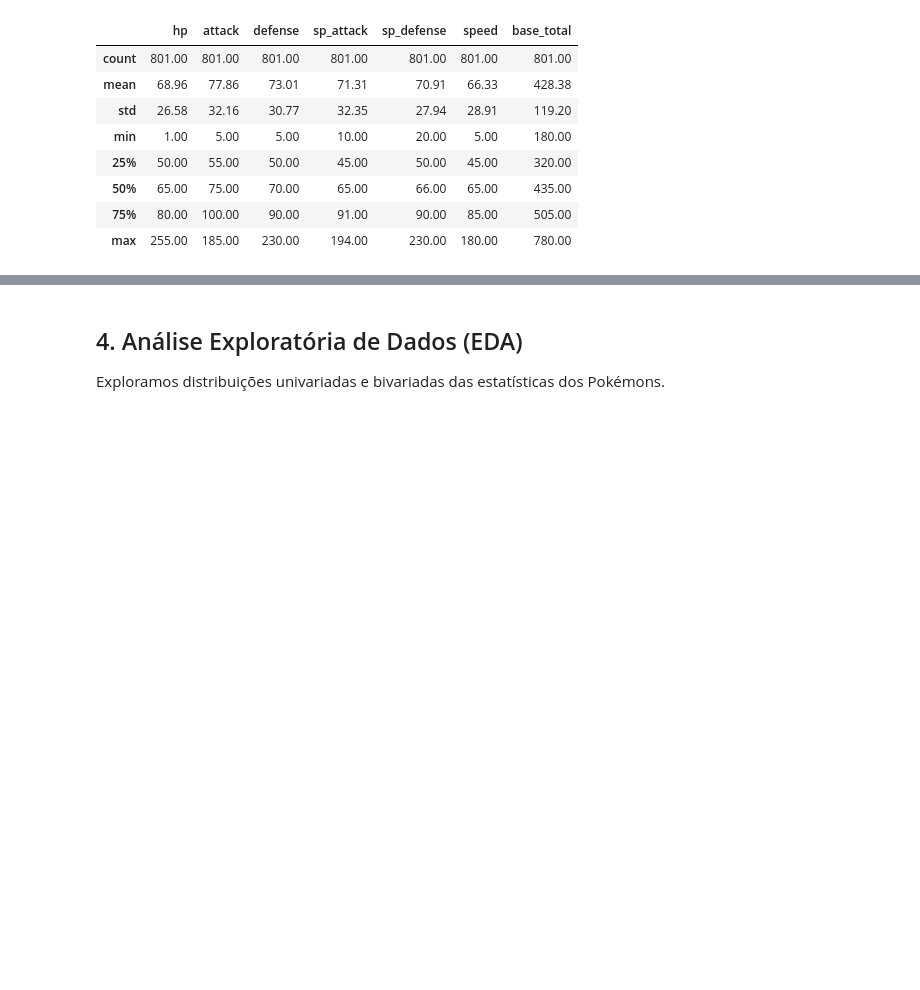
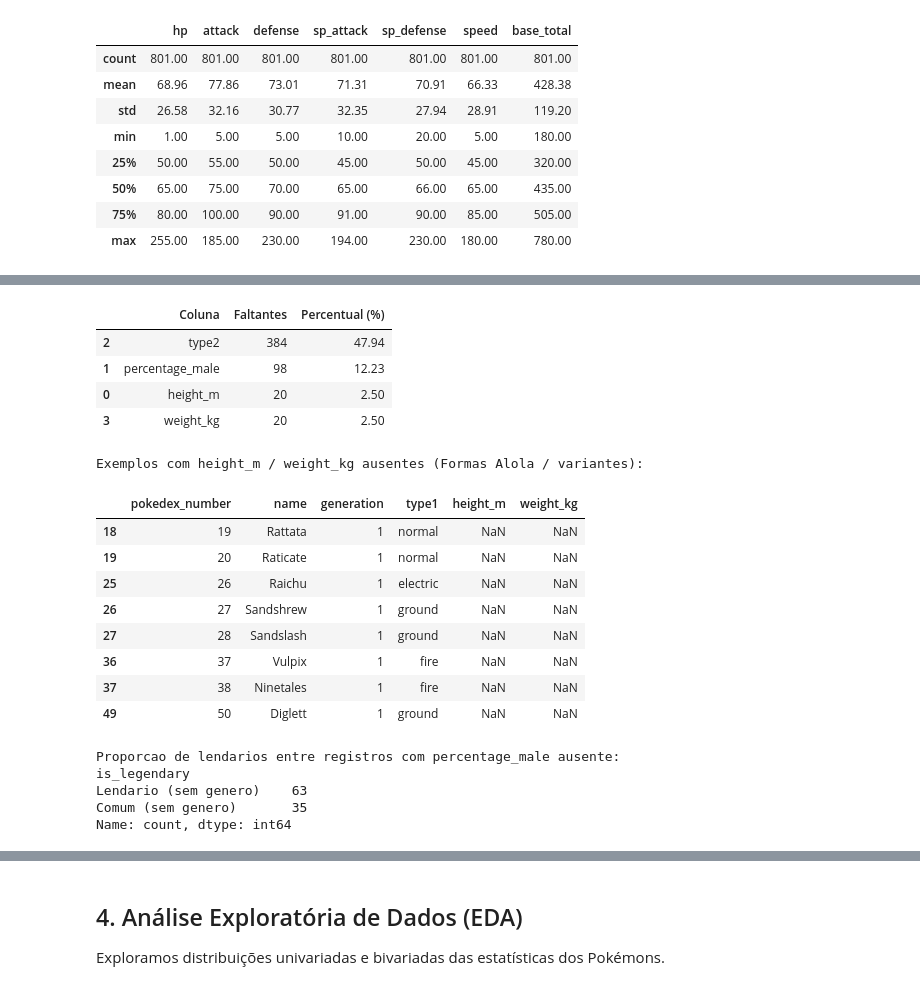
Before and after one commit to gabimontcruz/Projeto_AVD, a Jupyter notebook: src/parte_especifica/eda.ipynb, the cells around one changed output, grey strips where cells are left out. Drawn from its saved outputs; the diff is of its cells as text; code cells hidden in the pictures; blank space fills up the shorter version.

```diff
--- a/src/parte_especifica/eda.ipynb
+++ b/src/parte_especifica/eda.ipynb
@@ -105,0 +119,37 @@ df[combat_stats].describe().round(2)
+# %%
+# [IA] Gemini – Tabela diagnostica de dados faltantes e exemplos de registros afetados
+df_bruto = pd.read_csv(data_path)
+nulos = df_bruto.isnull().sum()
+nulos_df = pd.DataFrame({
+    'Coluna': nulos[nulos > 0].index,
+    'Faltantes': nulos[nulos > 0].values,
+    'Percentual (%)': (nulos[nulos > 0].values / len(df_bruto) * 100).round(2)
+}).sort_values('Faltantes', ascending=False)
+display(nulos_df)
+
+print('\nExemplos com height_m / weight_kg ausentes (Formas Alola / variantes):')
+display(df_bruto[df_bruto['height_m'].isna()][['pokedex_number', 'name', 'generation', 'type1', 'height_m', 'weight_kg']].head(8))
+
+print('\nProporcao de lendarios entre registros com percentage_male ausente:')
+print(df_bruto[df_bruto['percentage_male'].isna()]['is_legendary'].value_counts().rename({0: 'Comum (sem genero)', 1: 'Lendario (sem genero)'}))
+# %% [output]
+|  | Coluna | Faltantes | Percentual (%) |
+| 2 | type2 | 384 | 47.94 |
+| 1 | percentage_male | 98 | 12.23 |
+| 0 | height_m | 20 | 2.50 |
+| 3 | weight_kg | 20 | 2.50 |
+Exemplos com height_m / weight_kg ausentes (Formas Alola / variantes):
+|  | pokedex_number | name | generation | type1 | height_m | weight_kg |
+| 18 | 19 | Rattata | 1 | normal | NaN | NaN |
+| 19 | 20 | Raticate | 1 | normal | NaN | NaN |
+| 25 | 26 | Raichu | 1 | electric | NaN | NaN |
+| 26 | 27 | Sandshrew | 1 | ground | NaN | NaN |
+| 27 | 28 | Sandslash | 1 | ground | NaN | NaN |
+| 36 | 37 | Vulpix | 1 | fire | NaN | NaN |
+| 37 | 38 | Ninetales | 1 | fire | NaN | NaN |
+| 49 | 50 | Diglett | 1 | ground | NaN | NaN |
+Proporcao de lendarios entre registros com percentage_male ausente:
+is_legendary
+Lendario (sem genero)    63
+Comum (sem genero)       35
+Name: count, dtype: int64
```
Also changed, not shown: parts of 6 cells of this notebook, 3 other files.
